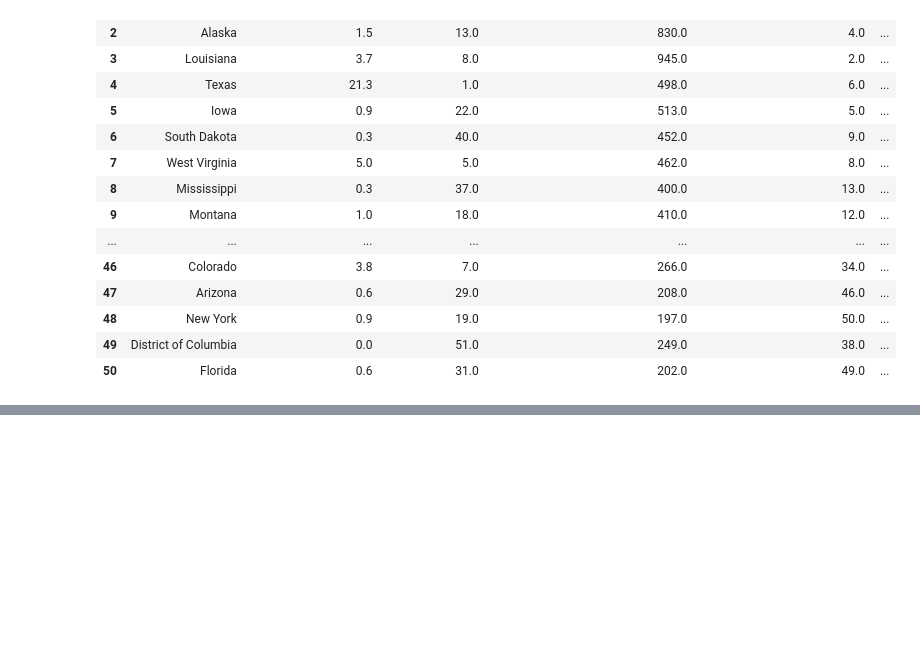
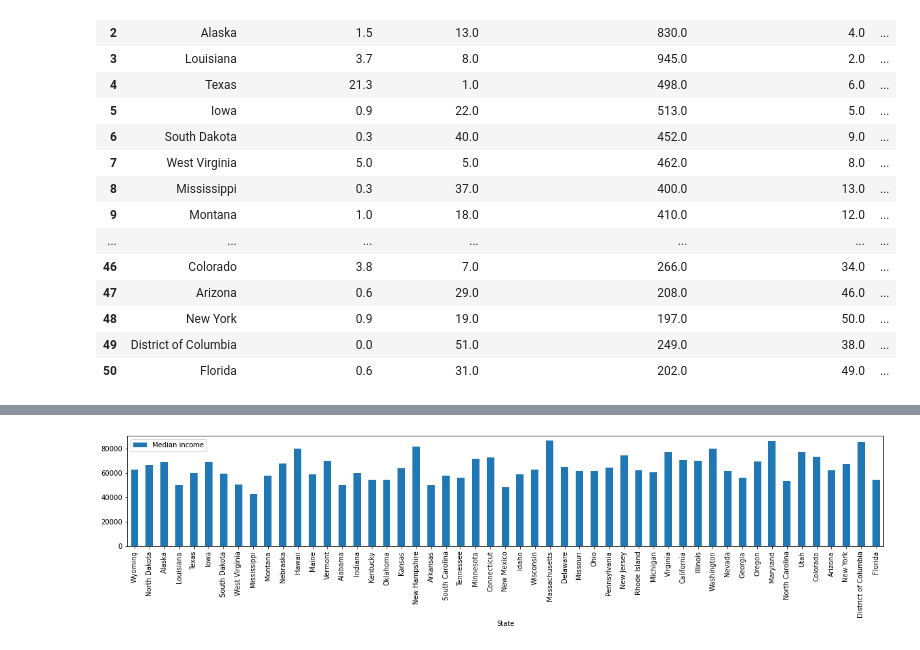
Before and after one commit to sunwoo-kim20/global-climate-change-analysis, a Jupyter notebook: state income and emissions.ipynb, the cells around one changed output, grey strips where cells are left out. Cells and saved outputs as stored; diff of their text form; code cells hidden in the pictures; blank space fills up the shorter version.

```diff
--- a/state income and emissions.ipynb
+++ b/state income and emissions.ipynb
@@ -102,0 +121,9 @@ median_income = merge_df["Median income"].tolist()
+# %%
+state_median_df = merge_df[["State", "Median income"]]
+state_median_df = state_median_df.set_index("State")
+
+#plot state vs. median income data
+state_median_df.plot(kind='bar', figsize=(20,3))
+plt.show()
+# %% [output]
+[figure, added]
```
Also changed, not shown: parts of 9 cells of this notebook, 1 other file.
